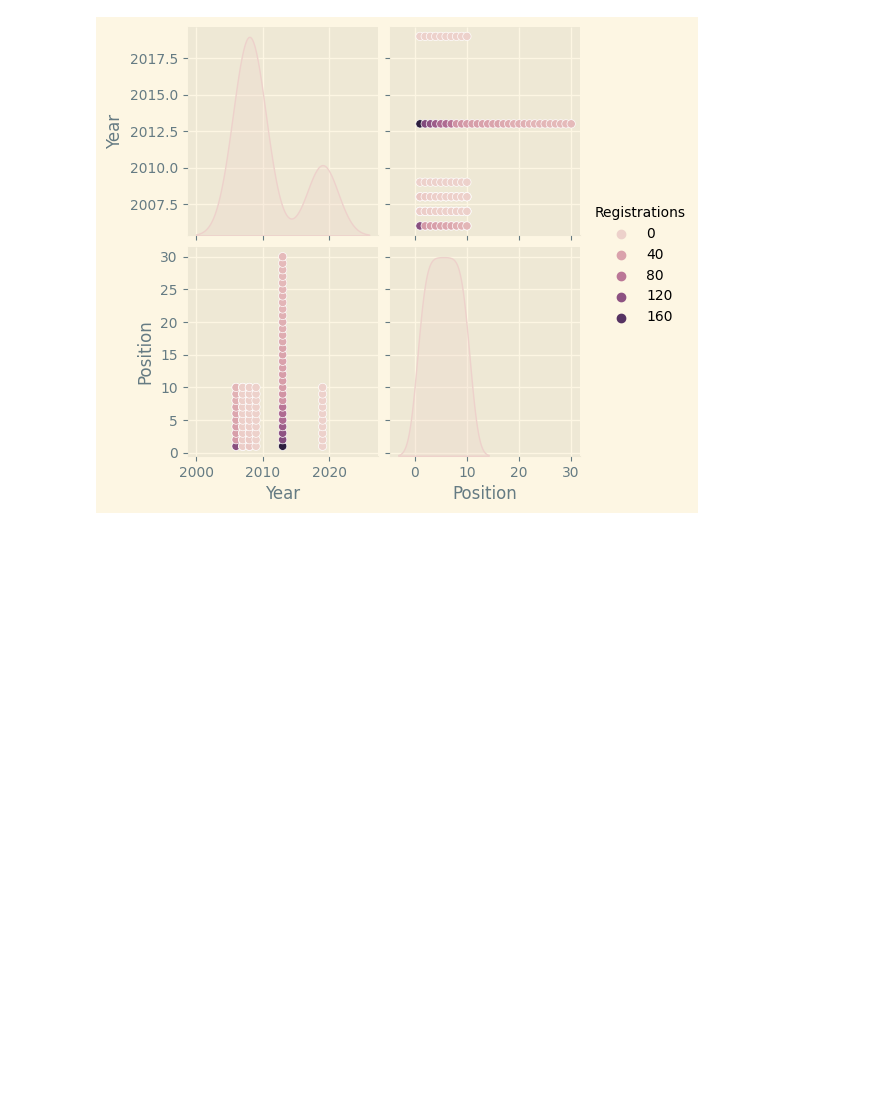
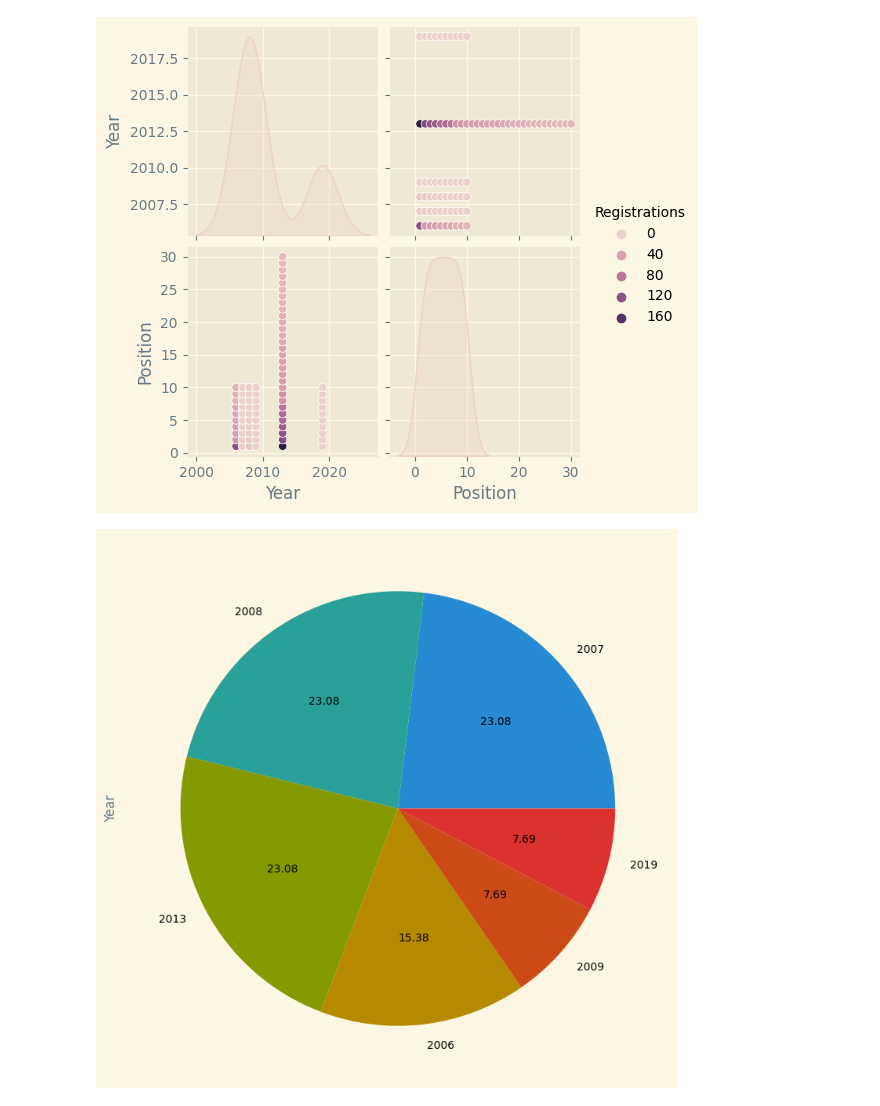
Before and after one commit to pooyanosk1382/DogBreeds, a Jupyter notebook: Dog.ipynb, the cells around one changed output. Drawn from its saved outputs; the diff is of its cells as text; code cells hidden in the pictures; blank space fills up the shorter version.

```diff
--- a/Dog.ipynb
+++ b/Dog.ipynb
@@ -79,3 +79,8 @@ sns.pairplot(df, hue='Registrations')
 # %% [output]
 <seaborn.axisgrid.PairGrid at 0x...>
 [figure]
+# %%
+df['Year'].value_counts().plot(kind='pie', subplots=True, autopct='%1.2f', figsize=(9, 9))
+plt.show()
+# %% [output]
+[figure, added]
```
Also changed, not shown: parts of 2 cells of this notebook.
